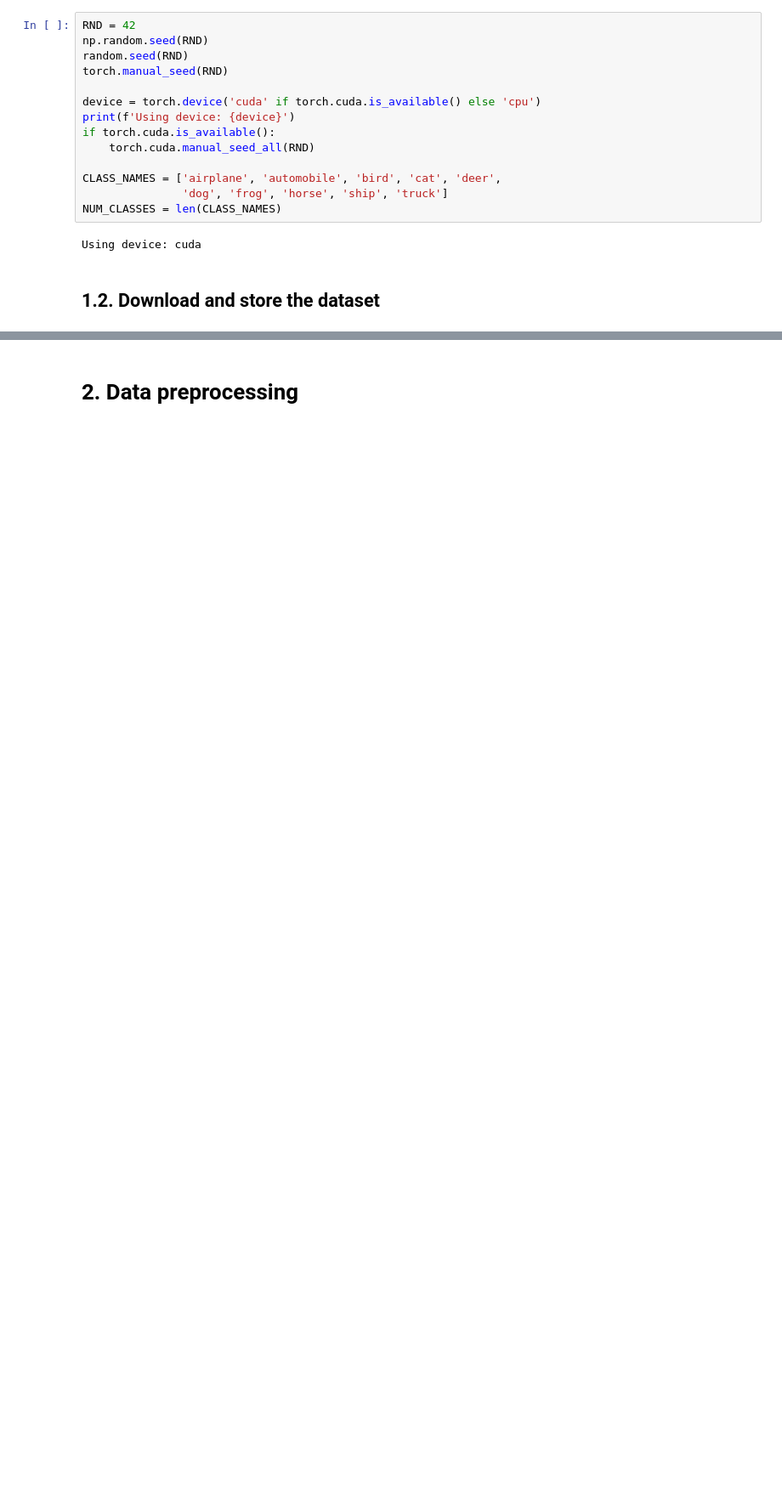
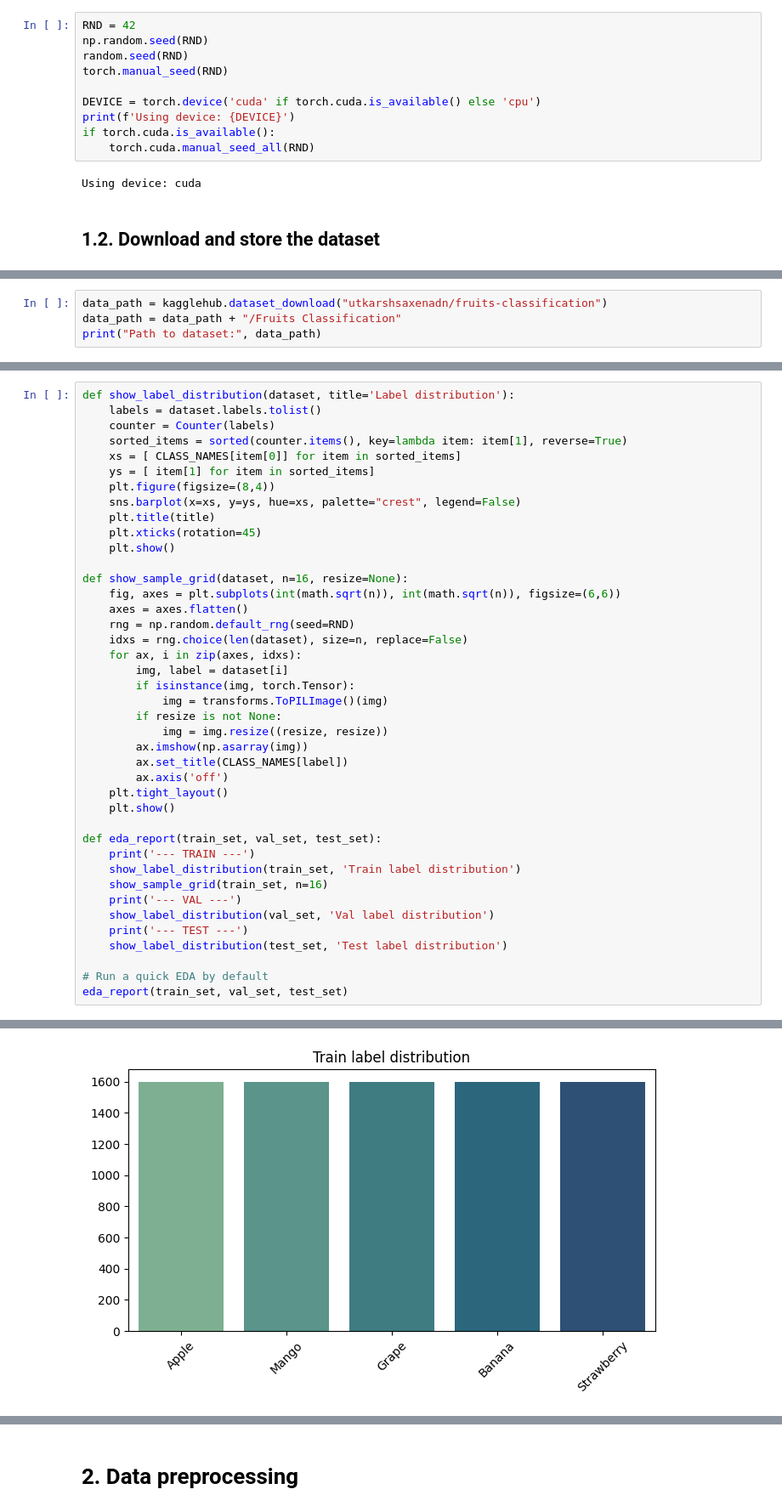
Before and after one commit to broistg/ML-Assignment-DNAC1, a Jupyter notebook: notebooks/BTL3_deep_learning.ipynb, the cells around one changed output, grey strips where cells are left out. Shown at 85% size. Saved outputs shown, nothing was run; the diff lists cells and outputs as text; blank space fills up the shorter version.

```diff
--- a/notebooks/BTL3_deep_learning.ipynb
+++ b/notebooks/BTL3_deep_learning.ipynb
@@ -51,14 +59,10 @@ np.random.seed(RND)
 random.seed(RND)
 torch.manual_seed(RND)
 
-device = torch.device('cuda' if torch.cuda.is_available() else 'cpu')
-print(f'Using device: {device}')
+DEVICE = torch.device('cuda' if torch.cuda.is_available() else 'cpu')
+print(f'Using device: {DEVICE}')
 if torch.cuda.is_available():
     torch.cuda.manual_seed_all(RND)
-
-CLASS_NAMES = ['airplane', 'automobile', 'bird', 'cat', 'deer',
-               'dog', 'frog', 'horse', 'ship', 'truck']
-NUM_CLASSES = len(CLASS_NAMES)
 # %% [output]
 Using device: cuda
 # %% [markdown]
@@ -155,0 +70,4 @@ Displaying sample images (from validation set)...
+# %%
+data_path = kagglehub.dataset_download("utkarshsaxenadn/fruits-classification")
+data_path = data_path + "/Fruits Classification"
+print("Path to dataset:", data_path)
@@ -155,0 +211,42 @@ Displaying sample images (from validation set)...
+# %%
+def show_label_distribution(dataset, title='Label distribution'):
+    labels = dataset.labels.tolist()
+    counter = Counter(labels)
+    sorted_items = sorted(counter.items(), key=lambda item: item[1], reverse=True)
+    xs = [ CLASS_NAMES[item[0]] for item in sorted_items]
+    ys = [ item[1] for item in sorted_items]
+    plt.figure(figsize=(8,4))
+    sns.barplot(x=xs, y=ys, hue=xs, palette="crest", legend=False)
+    plt.title(title)
+    plt.xticks(rotation=45)
+    plt.show()
+
+def show_sample_grid(dataset, n=16, resize=None):
+    fig, axes = plt.subplots(int(math.sqrt(n)), int(math.sqrt(n)), figsize=(6,6))
+    axes = axes.flatten()
+    rng = np.random.default_rng(seed=RND)
+    idxs = rng.choice(len(dataset), size=n, replace=False)
+    for ax, i in zip(axes, idxs):
+        img, label = dataset[i]
+        if isinstance(img, torch.Tensor):
+            img = transforms.ToPILImage()(img)
+        if resize is not None:
+            img = img.resize((resize, resize))
+        ax.imshow(np.asarray(img))
+        ax.set_title(CLASS_NAMES[label])
+        ax.axis('off')
+    plt.tight_layout()
+    plt.show()
+
+def eda_report(train_set, val_set, test_set):
+    print('--- TRAIN ---')
+    show_label_distribution(train_set, 'Train label distribution')
+    show_sample_grid(train_set, n=16)
+    print('--- VAL ---')
+    show_label_distribution(val_set, 'Val label distribution')
+    print('--- TEST ---')
+    show_label_distribution(test_set, 'Test label distribution')
+
+# Run a quick EDA by default
+eda_report(train_set, val_set, test_set)
+# %% [output]
@@ -155,0 +254 @@ Displaying sample images (from validation set)...
+[figure, added]
```
Also changed, not shown: parts of 27 cells of this notebook.
